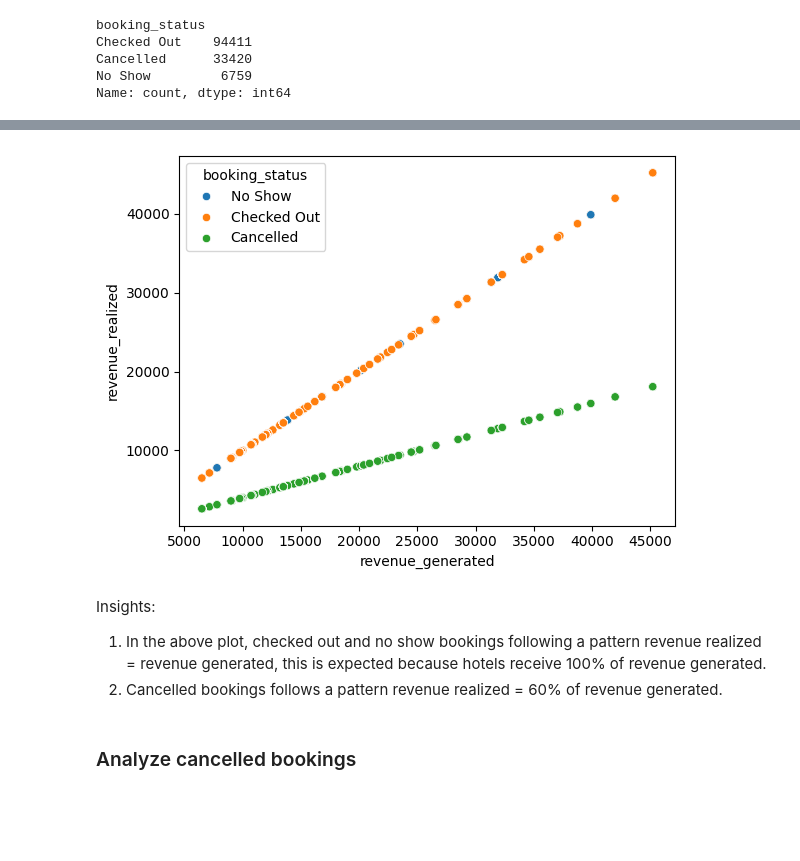
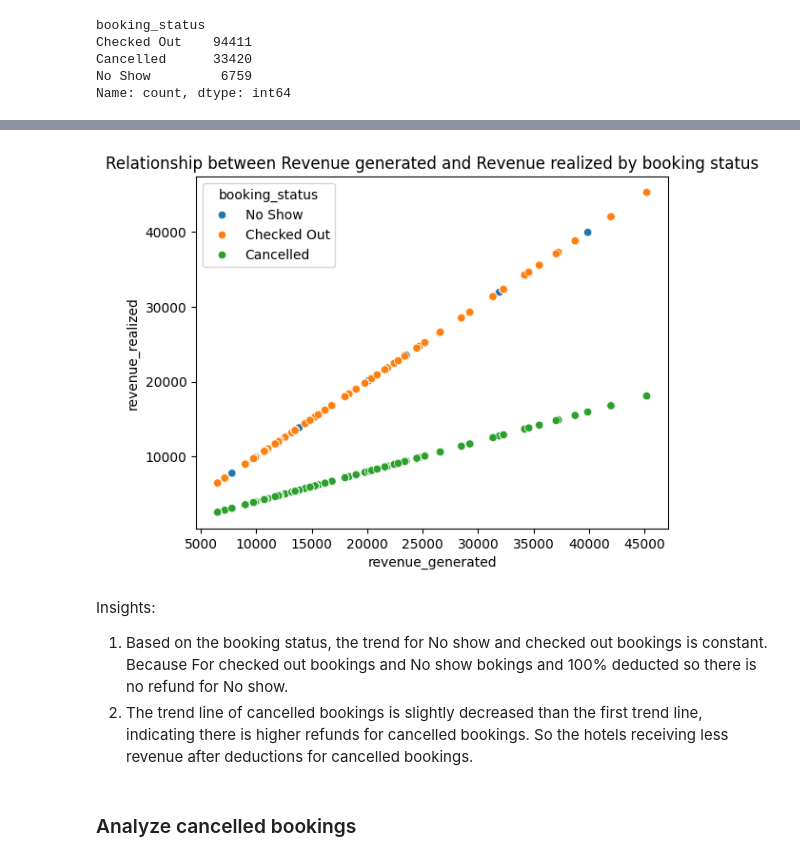
Before and after one commit to Bhuvi128/Hospitality-Revenue-Optimization-Data-analysis, a Jupyter notebook: Hospitality Revenue Optimzation.ipynb, the cells around one changed output, grey strips where cells are left out. Saved outputs shown, nothing was run; the diff lists cells and outputs as text; code cells hidden in the pictures; blank space fills up the shorter version.

```diff
--- a/Hospitality Revenue Optimzation.ipynb
+++ b/Hospitality Revenue Optimzation.ipynb
@@ -260,13 +251,14 @@ Insights:
 # %%
 # Check relationship between revenue generated and revenue realized by booking status
 sns.scatterplot(data = book_stat_rev, x = 'revenue_generated', y = 'revenue_realized', hue = 'booking_status')
+plt.title("Relationship between Revenue generated and Revenue realized by booking status")
 plt.show()
 # %% [output]
-[figure, old version]
+[figure, new version]
-# %% [markdown]
-Insights:
-1. In the above plot, checked out and no show bookings following a pattern revenue realized = revenue generated, this is expected because hotels receive 100% of revenue generated.
-2. Cancelled bookings follows a pattern revenue realized = 60% of revenue generated.
+# %% [markdown]
+Insights:
+1. Based on the booking status, the trend for No show and checked out bookings is constant. Because For checked out bookings and No show bokings and 100% deducted so there is no refund for No show.
+2. The trend line of cancelled bookings is slightly decreased than the first trend line, indicating there is higher refunds for cancelled bookings. So the hotels receiving less revenue after deductions for cancelled bookings.
 # %% [markdown]
 ### Analyze cancelled bookings
 # %%
```
Also changed, not shown: parts of 29 cells of this notebook, 1 other file.
